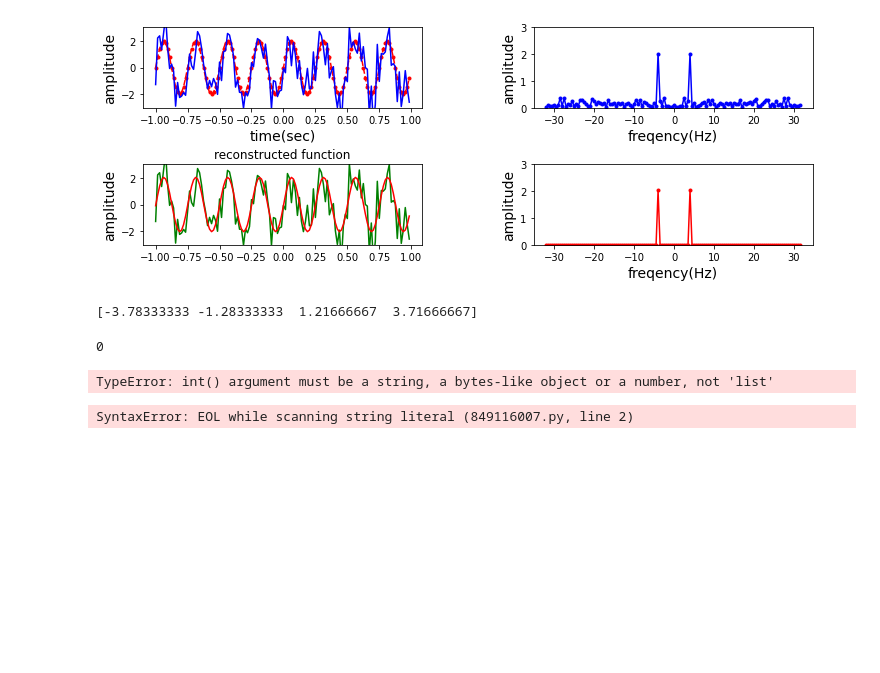
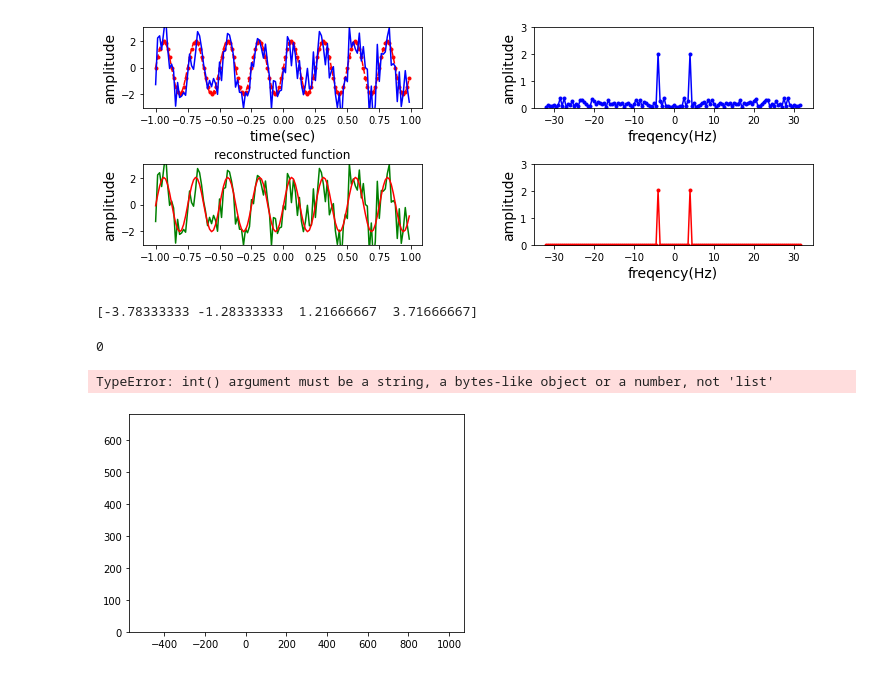
Before and after one commit to Hi-Yone/PythonTask_sanadalab, a Jupyter notebook: pro_task/testcode.ipynb, the cells around one changed output. Cells and saved outputs as stored; diff of their text form; code cells hidden in the pictures; blank space fills up the shorter version.

```diff
--- a/pro_task/testcode.ipynb
+++ b/pro_task/testcode.ipynb
@@ -660,9 +660,46 @@ a = [0.1 , 0.5, 0.3, 1.0]
 int(a)
 # %% [output]
 TypeError: int() argument must be a string, a bytes-like object or a number, not 'list'
-# %%
-x = 0
-res = 'A + x
-print(res)
-# %% [output]
-SyntaxError: EOL while scanning string literal (849116007.py, line 2)
+# %%
+import numpy as np
+import matplotlib.pyplot as plt
+
+loaded_array = np.load('DetectSpike/Task_spike_wave_data.npz')
+# copy array data to varible you defined
+spike_waveform = loaded_array['spkdata']  # raw spike wave data
+ttime = loaded_array['timedata']  # this is x axis, time (msec)
+
+threshold = 1.5
+
+passed_x = ttime[np.where(spike_waveform > threshold)]      # ピーク検出 thresholdを超えるものを検出
+passed_y = np.tile(2, len(passed_x))
+passed_binary = np.where(spike_waveform > threshold, 1, 0)  # ヒストグラム用にピーク検出する
+
+histdata = []       # ヒストグラム用配列
+bin = 20            # binサイズ
+size = len(ttime)   # 長さを取得
+i = 0               # indexの初期化
+'''
+ttimeの長さを超えない間、
+20回ずつpassed_binaryを走査することで、それぞれの区間で閾値を超えた回数をカウントする。
+'''
+while i <= (size-1):
+    countNum = 0                    # カウント用変数の初期化
+    for _ in range(bin):
+        if passed_binary[i] == 1:
+            countNum +=1
+        i+=1
+    histdata.append(countNum * 1000/bin) # Firing rateに合わせて配列の末尾に追加
+
+bb = 2
+HIST, bins_ = np.histogram(histdata, bins = 750, range=[-500, 999])
+bins_centr = bins_[0:len(bins_)-1] + bb/2
+
+plt.figure
+plt.bar(bins_centr, HIST, color = 'b')
+plt.show()
+
+# print(len(HIST))
+# print(len(bins_centr))
+# %% [output]
+[figure, added]
```
Also changed, not shown: parts of 1 cell of this notebook, 2 other files.
